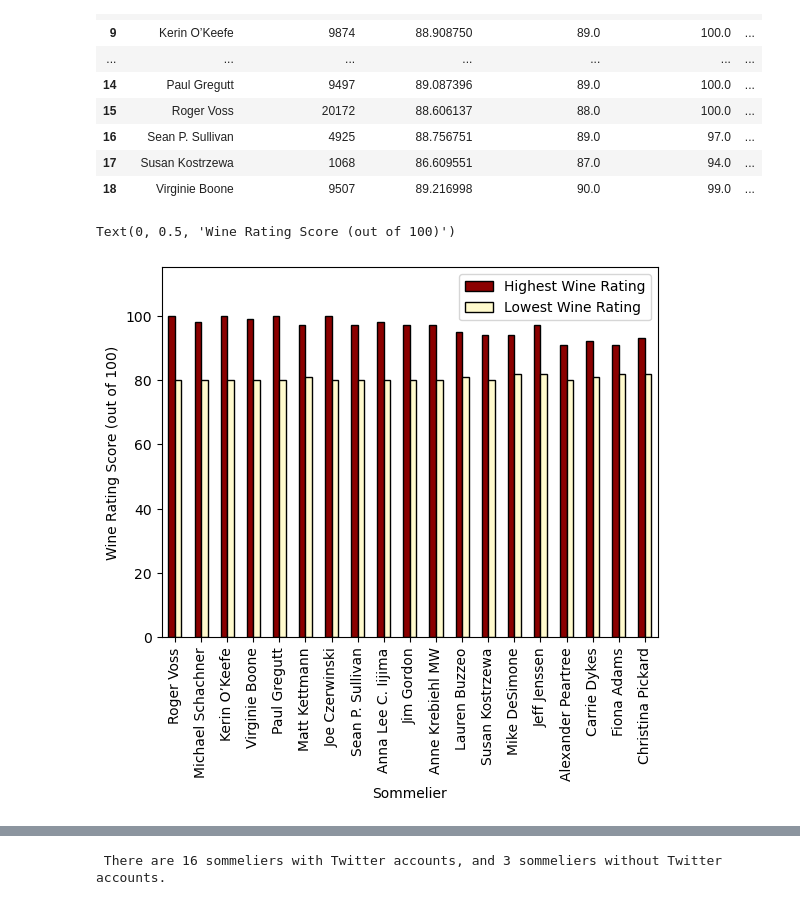
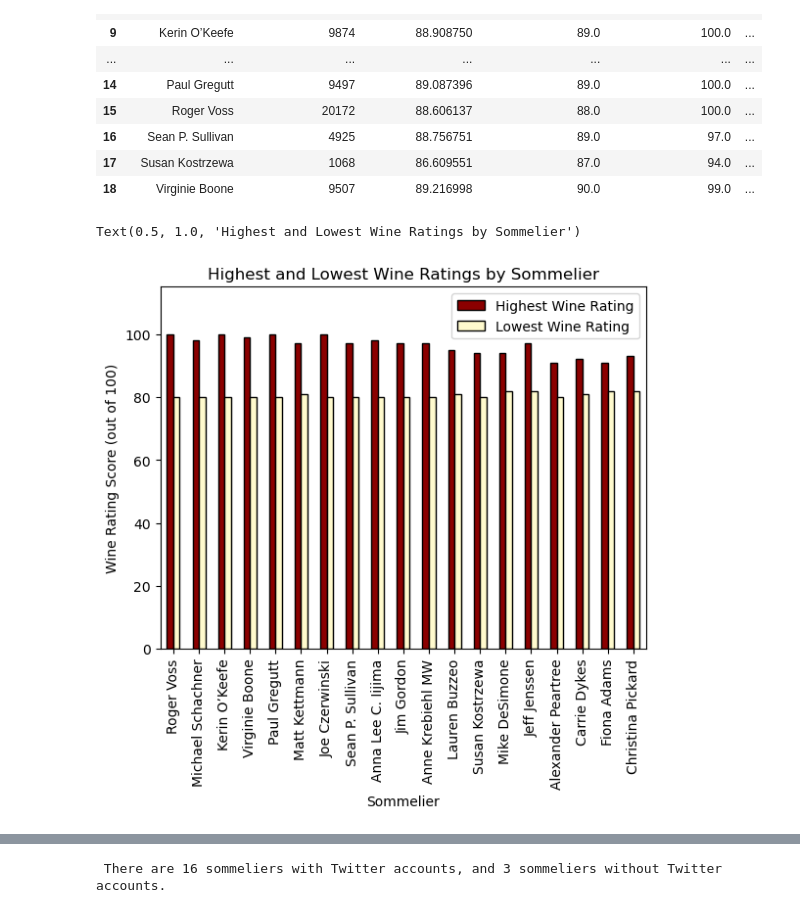
Before and after one commit to ParedesA/p1big_data_bandits, a Jupyter notebook: el_wine_questions.ipynb, the cells around one changed output, grey strips where cells are left out. Saved outputs shown, nothing was run; the diff lists cells and outputs as text; code cells hidden in the pictures.

```diff
--- a/el_wine_questions.ipynb
+++ b/el_wine_questions.ipynb
@@ -218,22 +228,23 @@ som_df
 # %%
 # Show bar graph of highest and lowest wine ratings by sommelier, sorted by number of ratings
 sorted_som_df = som_df.sort_values('Number of Ratings', ascending=False)
 
 # Set bar colors based on wine color
 som_ratings_colors = ['darkred', 'lemonchiffon']
 
 # Bar chart setup
 som_ratings_bar_chart = sorted_som_df.plot.bar(x='Sommelier', y=['Highest Wine Rating', 'Lowest Wine Rating'], rot=90, color=som_ratings_colors, edgecolor='black')
 
 plt.ylim(0, 115)
 plt.xlabel("Sommelier")
 plt.ylabel("Wine Rating Score (out of 100)")
+plt.title("Highest and Lowest Wine Ratings by Sommelier")
 
 # # Save chart to .png file
 # plt.savefig('som_ratings_bar_chart')
 # %% [output]
-Text(0, 0.5, 'Wine Rating Score (out of 100)')
+Text(0.5, 1.0, 'Highest and Lowest Wine Ratings by Sommelier')
-[figure, old version]
+[figure, new version]
 # %%
 # Show bar graph of highest and lowest wine prices by sommelier, sorted by number of ratings
 
```
Also changed, not shown: parts of 24 cells of this notebook.
